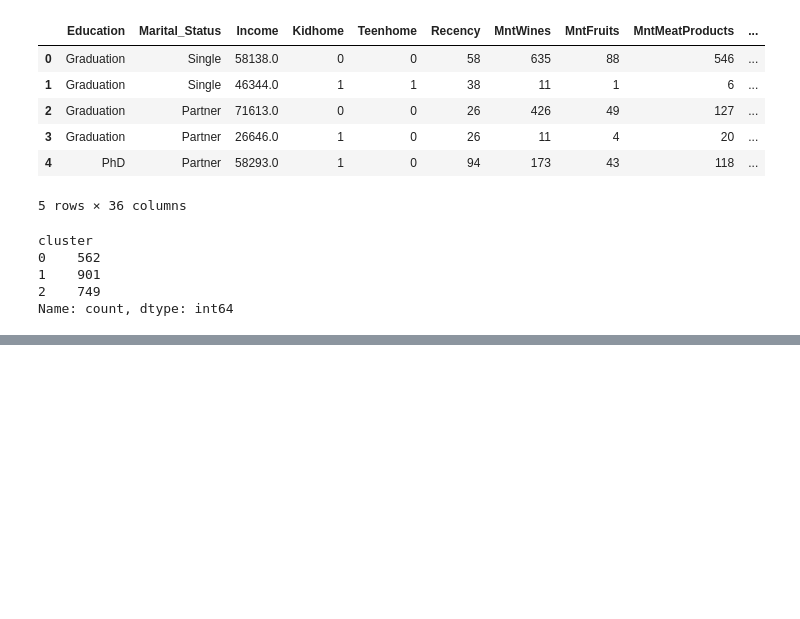
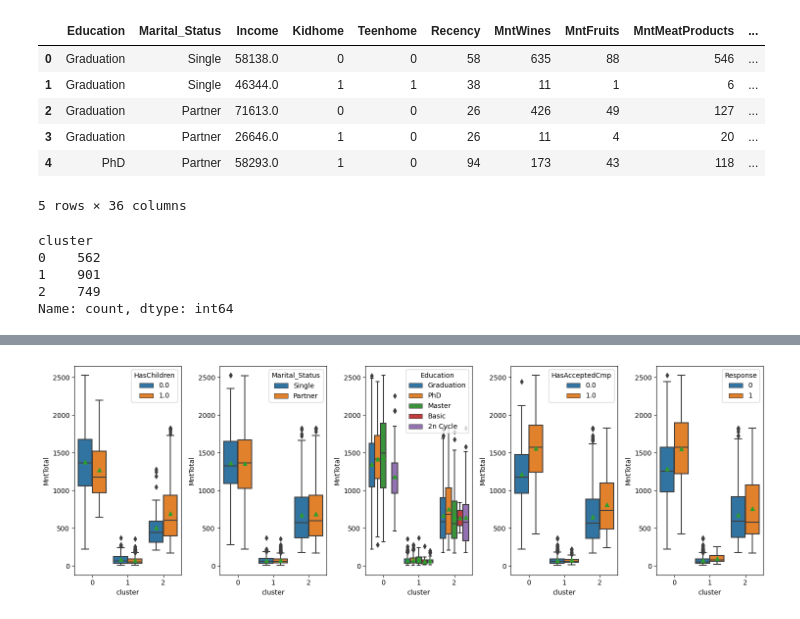
Before and after one commit to BraulioHermanson/IFOOD_2020, a Jupyter notebook: notebook/02_clustering.ipynb, the cells around one changed output, grey strips where cells are left out. Cells and saved outputs as stored; diff of their text form; code cells hidden in the pictures; blank space fills up the shorter version.

```diff
--- a/notebook/02_clustering.ipynb
+++ b/notebook/02_clustering.ipynb
@@ -269,0 +291,18 @@ Name: count, dtype: int64
+# %%
+columns =[
+    "HasChildren",
+    "Marital_Status",
+    "Education",
+    "HasAcceptedCmp",
+    "Response",
+    "YearsSinceEnrolled",
+]
+
+cluster_diff_cols =["MntTotal","Income"]
+# %%
+fig, axs = plt.subplots(nrows=1,ncols=5, figsize=(15,5), tight_layout = True)
+
+for ax, col in zip(axs, columns):
+    sns.boxplot(x="cluster",y=cluster_diff_cols[0], data=df_clusterd, ax=ax, showmeans=True,hue = col)
+# %% [output]
+[figure, added]
```
Also changed, not shown: parts of 3 cells of this notebook, 1 other file.
